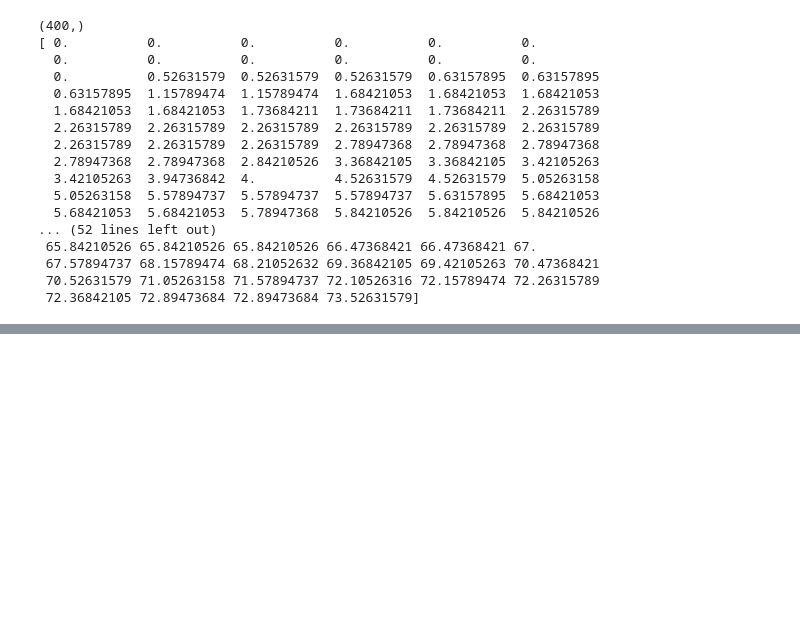
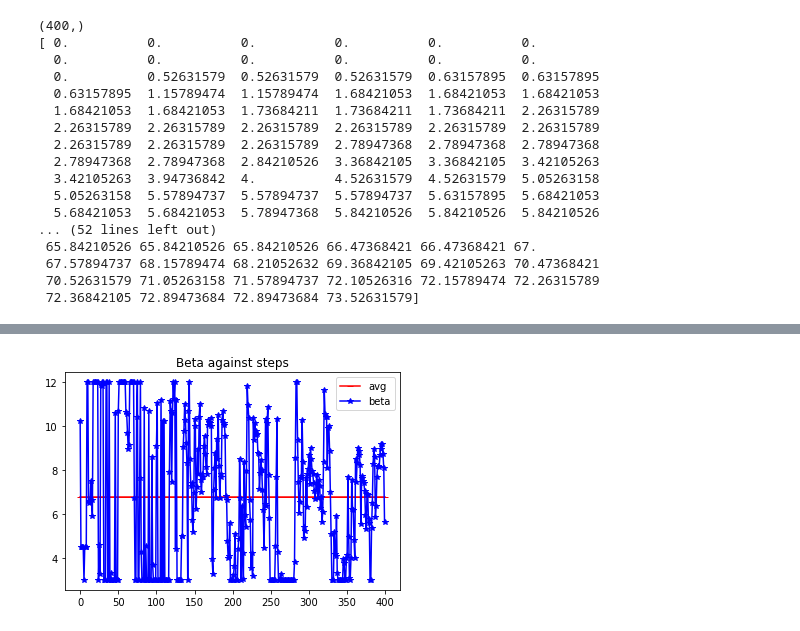
Before and after one commit to evil-scientist/Emotions-in-RL, a Jupyter notebook: logs/Plot Results.ipynb, the cells around one changed output, grey strips where cells are left out. Saved outputs shown, nothing was run; the diff lists cells and outputs as text; code cells hidden in the pictures; blank space fills up the shorter version.

```diff
--- a/logs/Plot Results.ipynb
+++ b/logs/Plot Results.ipynb
@@ -156,0 +217,11 @@ None
+# %%
+import matplotlib.pyplot as plt
+
+plt.plot(range(400), [np.mean(beta_max)]*400,label='avg',color='red',marker="_")
+plt.plot(range(400),beta_max,label='beta',color='blue',marker='*')
+
+plt.title("Beta against steps")
+plt.legend()
+plt.show()
+# %% [output]
+[figure, added]
```
Also changed, not shown: parts of 10 cells of this notebook, 5 other files.
